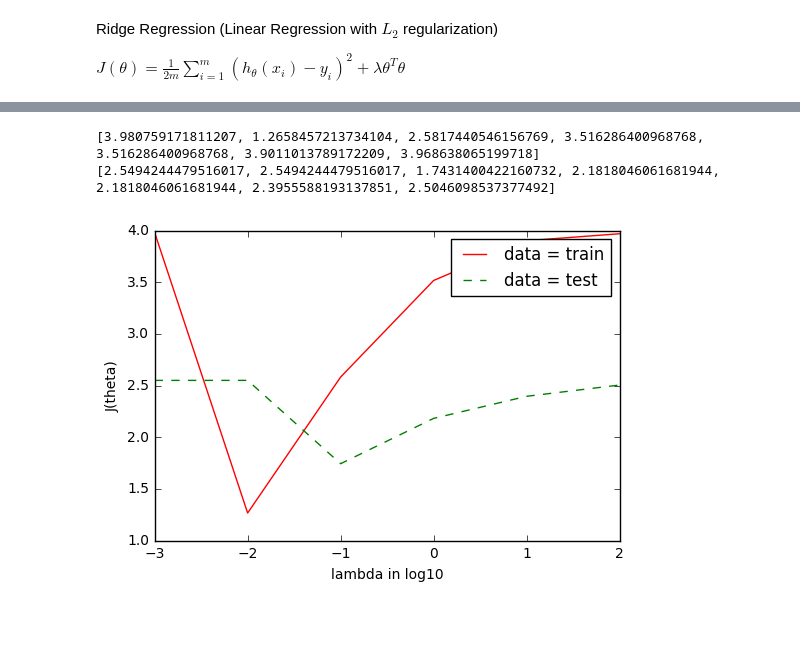
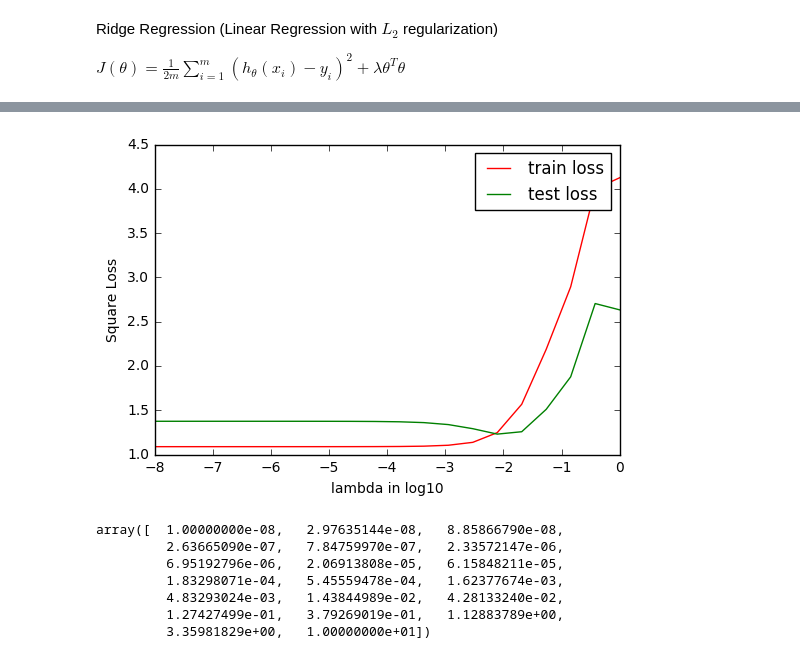
Before and after one commit to ostwind/ML-fundamental, a Jupyter notebook: gradient descent.ipynb, the cells around one changed output, grey strips where cells are left out. Cells and saved outputs as stored; diff of their text form; code cells hidden in the pictures; blank space fills up the shorter version.

```diff
--- a/gradient descent.ipynb
+++ b/gradient descent.ipynb
@@ -345,12 +346,12 @@ def timeit(method):
     return timed
 # %%
 
-def regularized_grad_descent(X, y,  lambda_reg=10e-2, alpha=5, num_iter=1000,
+def regularized_grad_descent(X, y,  lambda_reg, alpha=5, num_iter=2000,
                              check_gradient=False, l_search = True):
 
     (num_instances, num_features) = X.shape
     theta = np.append(np.ones(num_features-1), 1) #Initialize theta w/ bias
-    theta_hist = np.zeros((num_iter+1, num_features))  #Initialize theta_hist
+    theta_hist = np.zeros((num_iter, num_features))  #Initialize theta_hist
     loss_hist = np.zeros(num_iter) #initialize loss_hist
     a_hist = [alpha]
 
@@ -359,25 +360,22 @@ def regularized_grad_descent(X, y,  lambda_reg=10e-2, alpha=5, num_iter=1000,
         loss = r_sq_loss(theta, X, y, lambda_reg)
         loss_hist[i] = loss
 
-        if i != 0 and (loss >= loss_hist[i-1] or np.dot(gradient.T, gradient) <= 1e-3):
+        gradient = compute_regularized_square_loss_gradient(theta, X, y, lambda_reg)
+        if i != 0 and loss >= loss_hist[i-1]:#(np.dot(gradient.T, gradient) <= 1e-6):
             #print(a_hist)
-            return(loss_hist[0:i], theta_hist[0:i, :])
+            return(loss_hist[0:i-1], theta_hist[0:i-1, :])
 
-        gradient = compute_regularized_square_loss_gradient(theta, X, y, lambda_reg)
-
-        if check_gradient:
-            gen_grad_checker(compute_square_loss_gradient, compute_square_loss)
         if l_search:
             alpha= backtrack_line_search(loss, gradient, X, y, theta, alpha)
             a_hist.append(round(alpha,4))
 
-
         theta -= alpha*gradient
         theta_hist[i,:] = theta
 
+    #print(a_hist)
     return loss_hist, theta_hist
 
 loss_hist, theta_hist = regularized_grad_descent(
     X_train, y_train, l_search = True, alpha = 0.1, lambda_reg = 0.5, num_iter = 1000)
-loss_hist
+#loss_hist
 #len(loss_hist), loss_hist[-1]
@@ -404,30 +386,43 @@ alpha_graph(X_train, y_train, regularized=True)
 # %%
 def lambda_graph(X, y):
+    #lambda_ = [10e-5, 10e-4, 10e-3, 10e-2, 10e-1, 1, 10, 100]#[0.1, 0.5, 0.7, 1, 2, 3, 4, 5, 10, 100]
+    #lambda_ = range(10)
+    #lambda_plot = [np.log10(x) for x in lambda_]
+    lambda_plot = np.logspace(-8, 0, num=20)
 
-    lambda_ = [10e-4, 10e-3, 10e-2, 10e-1, 1, 10, 100]#[0.1, 0.5, 0.7, 1, 2, 3, 4, 5, 10, 100]
-    #lambda_ = range(10)
-    lambda_plot = [np.log10(x) for x in lambda_]
+    data = [(X_train, y_train, 'train loss'),(X_test, y_test, 'test loss')]
+    #for pair in data:
+    l1 = []
+    l2 = []
+    for lamb in lambda_plot:
+        loss_hist, theta_hist = regularized_grad_descent(
+            data[0][0], data[0][1],
+            alpha = 1, l_search = True, lambda_reg = lamb, num_iter=2000)
+            #print(theta_hist.shape)
+            #loss =
+        l1.append(compute_square_loss(theta_hist[-1], data[0][0], data[0][1]))
+        l2.append(compute_square_loss(theta_hist[-1], data[1][0], data[1][1]))
 
-    data = [(X_train, y_train, 'train'),(X_test, y_test, 'test')]
-    for pair in data:
-        l = []
-        for lamb in lambda_:
-            loss_hist, theta_hist = regularized_grad_descent(pair[0], pair[1], lambda_reg = lamb)
-            loss = compute_square_loss(theta_hist[-1], pair[0], pair[1])
-            l.append(loss)
-
-        print(l)
-        plt.plot(lambda_plot, l , label='data = %s' %(pair[2]))
+    plt.plot(np.log10(lambda_plot), l1 , label='%s' %(data[0][2]))
+    plt.plot(np.log10(lambda_plot), l2 , label='%s' %(data[1][2]))
 
     #plt.plot(lambda_plot, l)
     plt.xlabel('lambda in log10')
     plt.legend()
-    plt.ylabel('J(theta)')
+    plt.ylabel('Square Loss')
     plt.show()
 
 lambda_graph(X_train, y_train)
 # %% [output]
-[3.980759171811207, 1.2658457213734104, 2.5817440546156769, 3.516286400968768, 3.516286400968768, 3.9011013789172209, 3.968638065199718]
-[2.5494244479516017, 2.5494244479516017, 1.7431400422160732, 2.1818046061681944, 2.1818046061681944, 2.3955588193137851, 2.5046098537377492]
-[figure, old version]
+[figure, new version]
+# %%
+np.logspace(-8, 1, num=20)
+# %% [output]
+array([  1.00000000e-08,   2.97635144e-08,   8.85866790e-08,
+         2.63665090e-07,   7.84759970e-07,   2.33572147e-06,
+         6.95192796e-06,   2.06913808e-05,   6.15848211e-05,
+         1.83298071e-04,   5.45559478e-04,   1.62377674e-03,
+         4.83293024e-03,   1.43844989e-02,   4.28133240e-02,
+         1.27427499e-01,   3.79269019e-01,   1.12883789e+00,
+         3.35981829e+00,   1.00000000e+01])
 # %%
```
Also changed, not shown: parts of 17 cells of this notebook, 1 other file.
